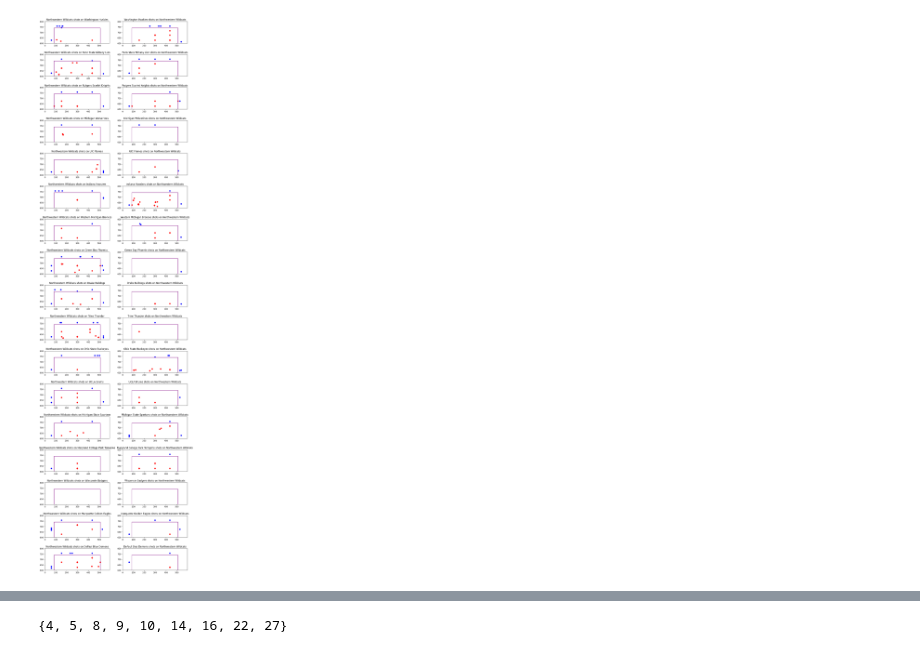
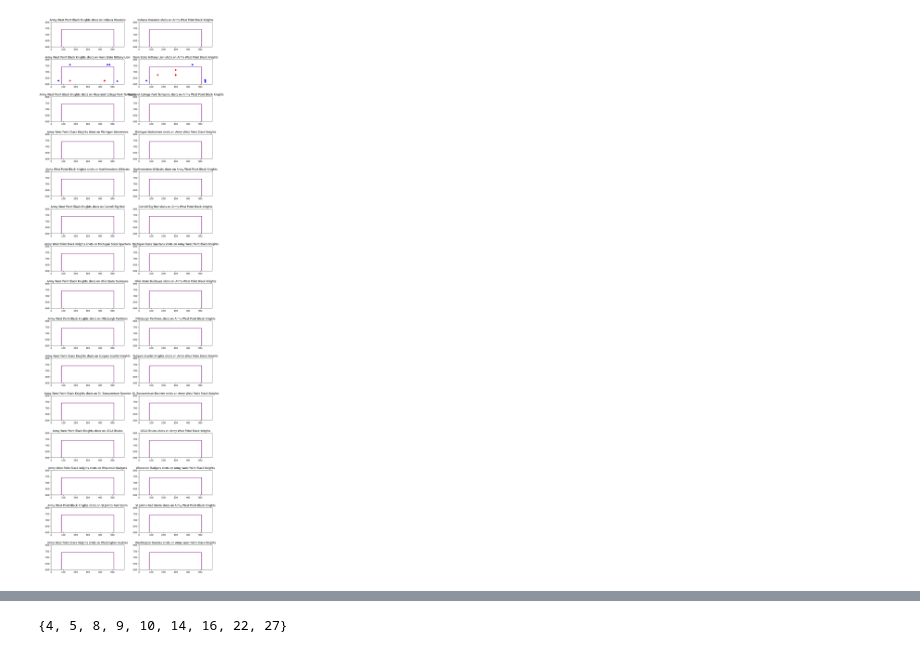
Before and after one commit to bledoux2002/Hackathon_2024, a Jupyter notebook: match-reports/existing-match-reports-code/parse_shot_locs.ipynb, the cells around one changed output, grey strips where cells are left out. Saved outputs shown, nothing was run; the diff lists cells and outputs as text; code cells hidden in the pictures.

Commit message:
added swappable folder variables and home_team names for testing

```diff
--- a/match-reports/existing-match-reports-code/parse_shot_locs.ipynb
+++ b/match-reports/existing-match-reports-code/parse_shot_locs.ipynb
@@ -434,5 +444,20 @@ data.shape
 # %%
-home_team = "Northwestern Wildcats"
+home_team = "Army West Point Black Knights"
+#home_team = "Cornell Big Red"
+#home_team = "Indiana Hoosiers"
+#home_team = "Maryland College Park Terrapins"
+#home_team = "Michigan State Spartans"
+#home_team = "Michigan Wolverines"
+#home_team = "Northwestern Wildcats"
+#home_team = "Ohio State Buckeyes"
+#home_team = "Penn State Nittany Lion"
+#home_team = "Pittsburgh Panthers"
+#home_team = "Rutgers Scarlet Knights"
+#home_team = "St John's Red Storm"
+#home_team = "St. Bonaventure Bonnies"
+#home_team = "UCLA Bruins"
+#home_team = "Washington Huskies"
+#home_team = "Wisconsin Badgers"
 teams = data['team_name'].unique()
 opponents = [team for team in teams if team != home_team]
 x = np.array(data['width'])
@@ -461,34 +486,34 @@ for i in range (len(axes)):
     axes[i, 0].set_title(f'{home_team} shots on {opponents[i]}')
 
     axes[i, 0].plot(goalX, goalY, color='purple')
     axes[i, 0].set_xlim(0, 595)
     axes[i, 0].set_ylim(600, 800)
     axes[i, 0].set_aspect('equal', adjustable='box')
 
     # Opp mask = only shots taken by the opponents on home goal
     opp_mask = data['team_name'] == opponents[i]
     home_mask = data['opponent_team_name'] == home_team
     x_opp = x[opp_mask & home_mask]
     y_opp = y[opp_mask & home_mask]
     target_opp = target[opp_mask & home_mask]
     goal_opp = goal[opp_mask & home_mask]
 
     for j in range(len(x_opp)):
         marker = 'D' if goal_opp[j] else 'o'
         color = 'b' if target_opp[j] == "off_target" else 'r'
         axes[i, 1].scatter(x_opp[j], y_opp[j], marker=marker, color=color)
     axes[i, 1].set_title(f'{opponents[i]} shots on {home_team}')
 
     axes[i, 1].plot(goalX, goalY, color='purple')
     axes[i, 1].set_xlim(0, 595)
     axes[i, 1].set_ylim(600, 800)
     axes[i, 1].set_aspect('equal', adjustable='box')
 
 #fig.set_size_inches(12, len(teams))
 #plt.tight_layout()
 plt.show()
 # %% [output]
-[figure, old version]
+[figure, new version]
 # %%
 x = np.array(x)
 y = np.array(y)
```
Also changed, not shown: parts of 8 cells of this notebook.
